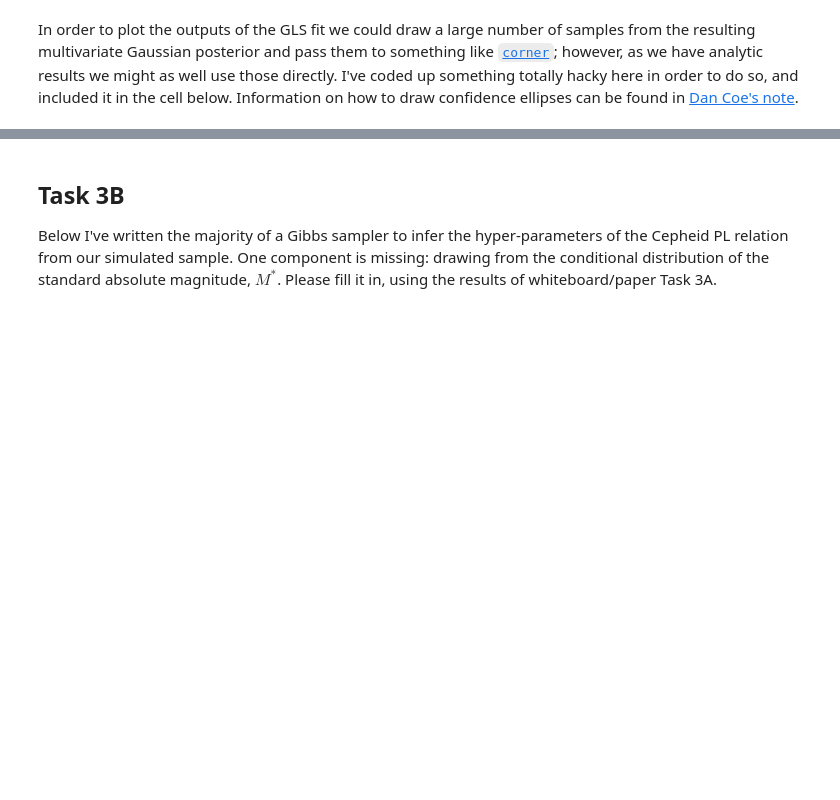
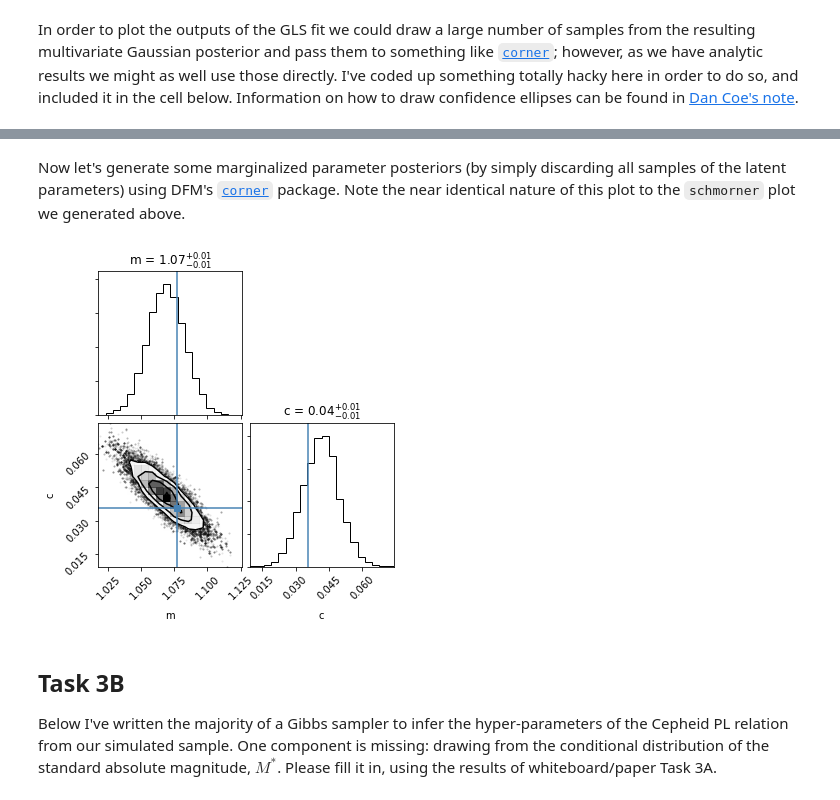
Before and after one commit to sfeeney/ahw19, a Jupyter notebook: ahw_complete.ipynb, the cells around one changed output, grey strips where cells are left out. Cells and saved outputs as stored; diff of their text form; code cells hidden in the pictures; blank space fills up the shorter version.

```diff
--- a/ahw_complete.ipynb
+++ b/ahw_complete.ipynb
@@ -251,3 +312,12 @@ test = schmorner(gls_pars, gls_pars_cov, pars[0: 2], par_names[0: 2])
+# %% [markdown]
+Now let's generate some marginalized parameter posteriors (by simply discarding all samples of the latent parameters) using DFM's [`corner`](https://corner.readthedocs.io/en/latest/) package. Note the near identical nature of this plot to the `schmorner` plot we generated above.
+# %%
+import corner
+n_burnin = 100
+final_samples = samples[n_burnin:, :]
+fig = corner.corner(final_samples, labels=par_names[0: 2], show_titles=True, truths=pars[0: 2])
+# %% [output]
+[figure, added]
 # %% [markdown]
 ## Task 3B
 
```
Also changed, not shown: parts of 9 cells of this notebook.
